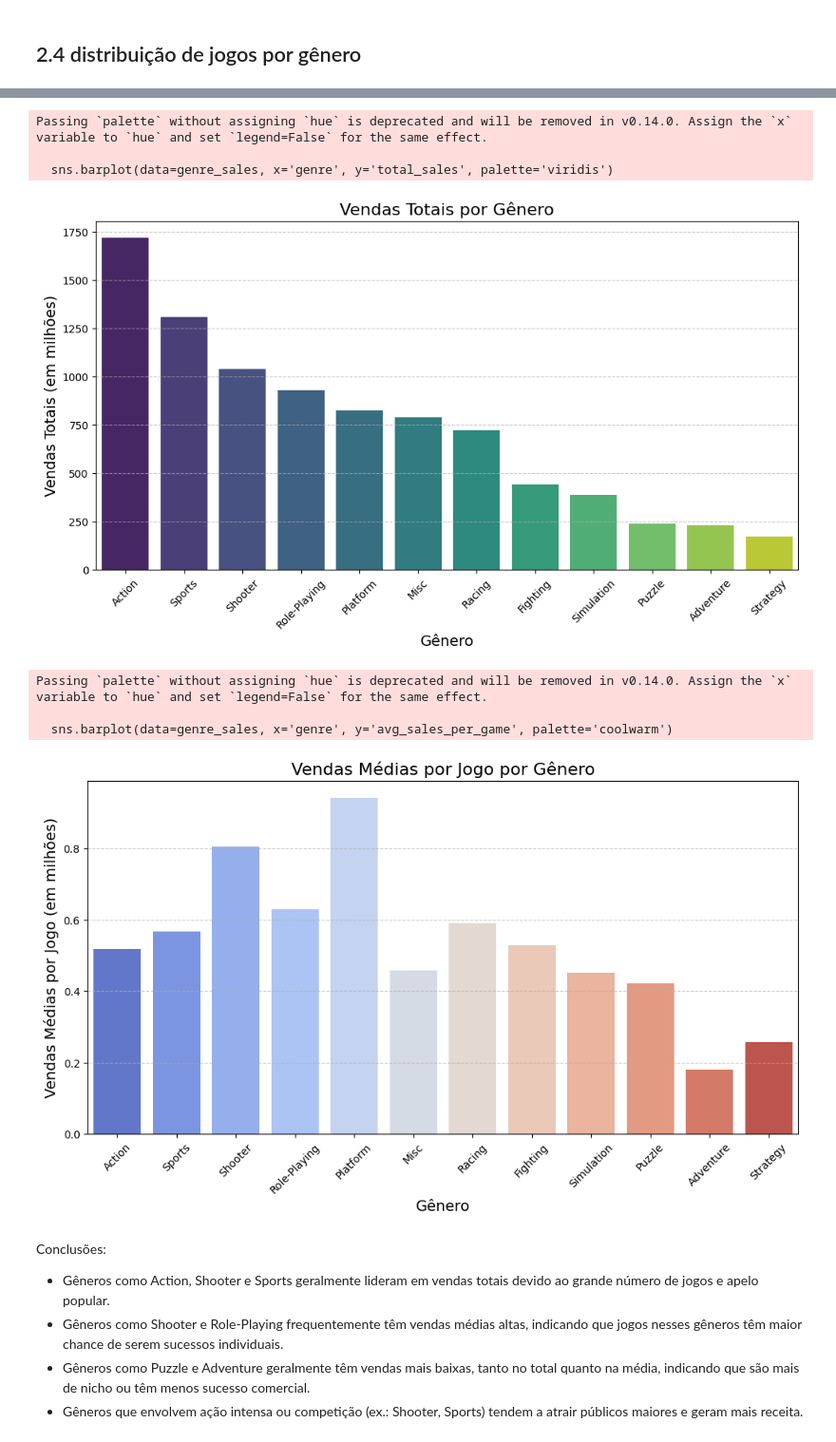
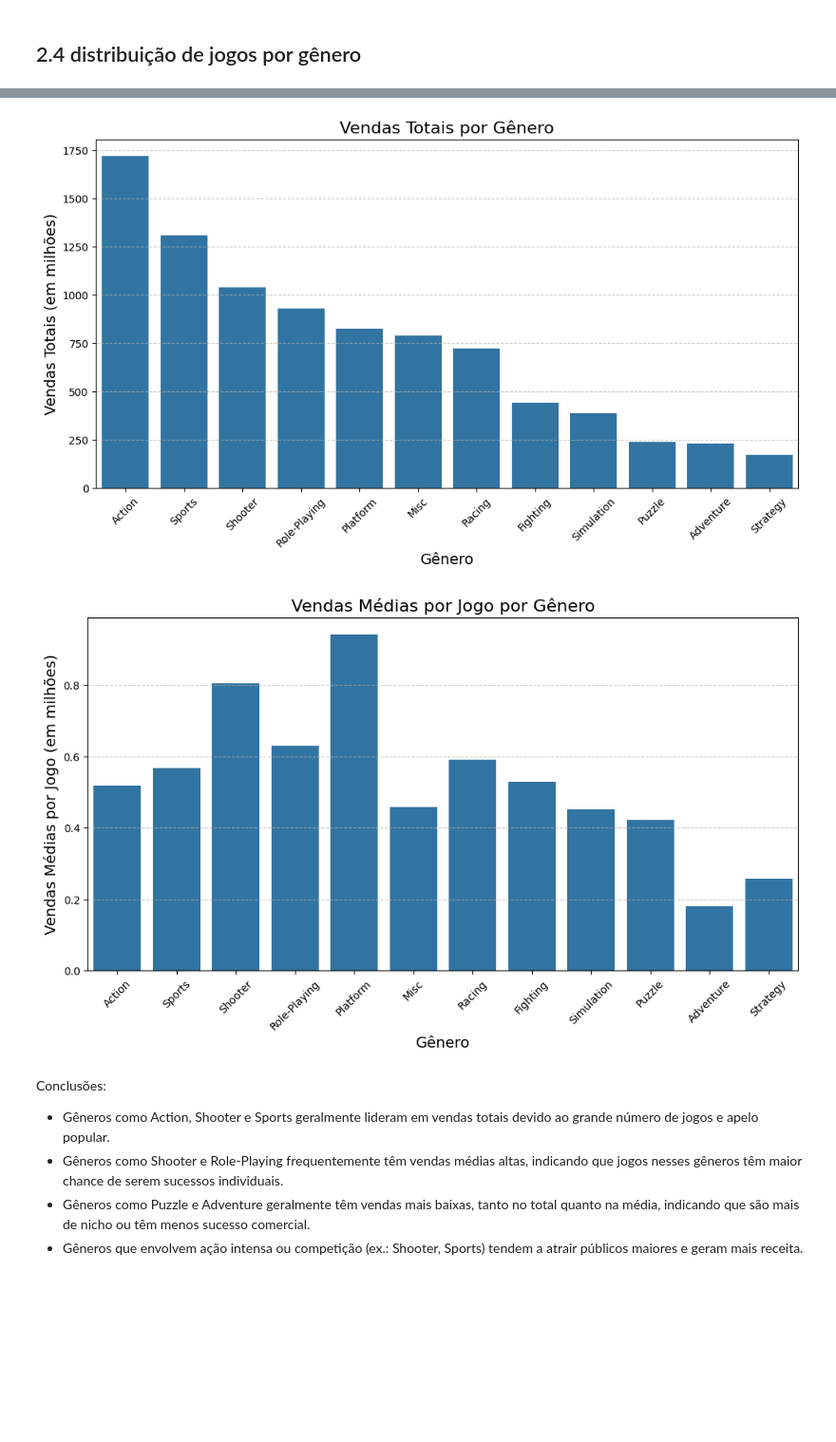
Before and after one commit to gusmaoc/games_data, a Jupyter notebook: notebooks/games.ipynb, the cells around one changed output, grey strips where cells are left out. Shown at 95% size. Cells and saved outputs as stored; diff of their text form; code cells hidden in the pictures; blank space fills up the shorter version.

```diff
--- a/notebooks/games.ipynb
+++ b/notebooks/games.ipynb
@@ -9,7 +9,7 @@ import numpy as np
 ##            1.2 Leituras dos dados
 # %%
 
-games_data = pd.read_csv('datasets/games.csv')  #
+games_data = pd.read_csv('../datasets/games.csv')  #
 # lendo os dados
 games_data.head()
 # %% [output]
@@ -428,45 +421,39 @@ print(genre_sales)
 
 # Visualizar vendas totais por gênero
 plt.figure(figsize=(12, 6))
-sns.barplot(data=genre_sales, x='genre', y='total_sales', palette='viridis')
+sns.barplot(data=genre_sales, x='genre', y='total_sales')
 plt.title('Vendas Totais por Gênero', fontsize=16)
 plt.xlabel('Gênero', fontsize=14)
 plt.ylabel('Vendas Totais (em milhões)', fontsize=14)
 plt.xticks(rotation=45)
 plt.grid(axis='y', linestyle='--', alpha=0.7)
 plt.show()
 
 # Visualizar vendas médias por jogo por gênero
 plt.figure(figsize=(12, 6))
-sns.barplot(data=genre_sales, x='genre', y='avg_sales_per_game', palette='coolwarm')
+sns.barplot(data=genre_sales, x='genre', y='avg_sales_per_game')
 plt.title('Vendas Médias por Jogo por Gênero', fontsize=16)
 plt.xlabel('Gênero', fontsize=14)
 plt.ylabel('Vendas Médias por Jogo (em milhões)', fontsize=14)
 plt.xticks(rotation=45)
 plt.grid(axis='y', linestyle='--', alpha=0.7)
 plt.show()
 # %% [output]
            genre  total_sales  num_games  avg_sales_per_game
 0         Action      1716.52       3307            0.519057
 1         Sports      1309.67       2306            0.567940
 2        Shooter      1041.36       1296            0.803519
 3   Role-Playing       931.08       1481            0.628683
 4       Platform       825.55        878            0.940262
 5           Misc       790.29       1721            0.459204
 6         Racing       723.49       1226            0.590122
 7       Fighting       442.66        837            0.528865
 8     Simulation       387.96        857            0.452695
 9         Puzzle       239.89        569            0.421599
 10     Adventure       233.33       1293            0.180456
 11      Strategy       172.57        673            0.256419
-Passing `palette` without assigning `hue` is deprecated and will be removed in v0.14.0. Assign the `x` variable to `hue` and set `legend=False` for the same effect.
-
-  sns.barplot(data=genre_sales, x='genre', y='total_sales', palette='viridis')
-[figure, old version]
+[figure, new version]
-Passing `palette` without assigning `hue` is deprecated and will be removed in v0.14.0. Assign the `x` variable to `hue` and set `legend=False` for the same effect.
-
-  sns.barplot(data=genre_sales, x='genre', y='avg_sales_per_game', palette='coolwarm')
-[figure, old version]
+[figure, new version]
 # %% [markdown]
 Conclusões:
 
```
Also changed, not shown: parts of 2 cells of this notebook.
